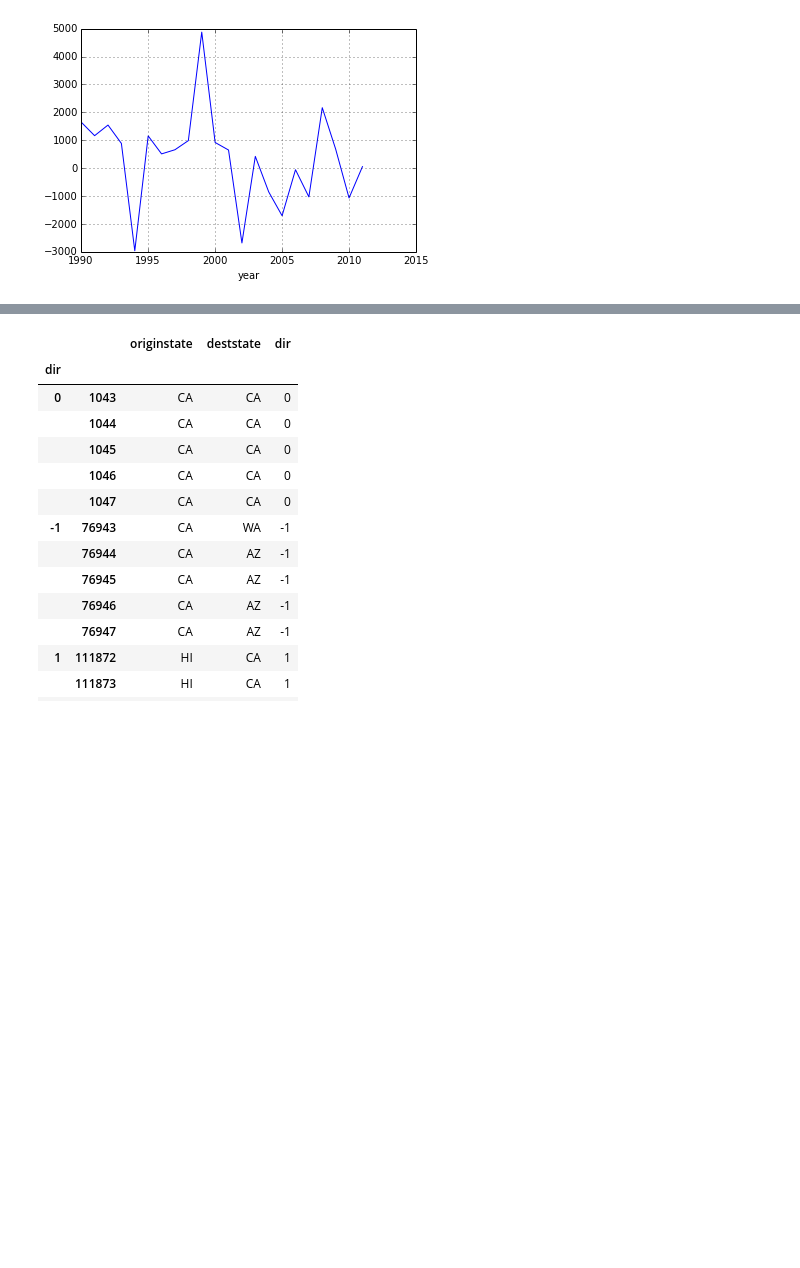
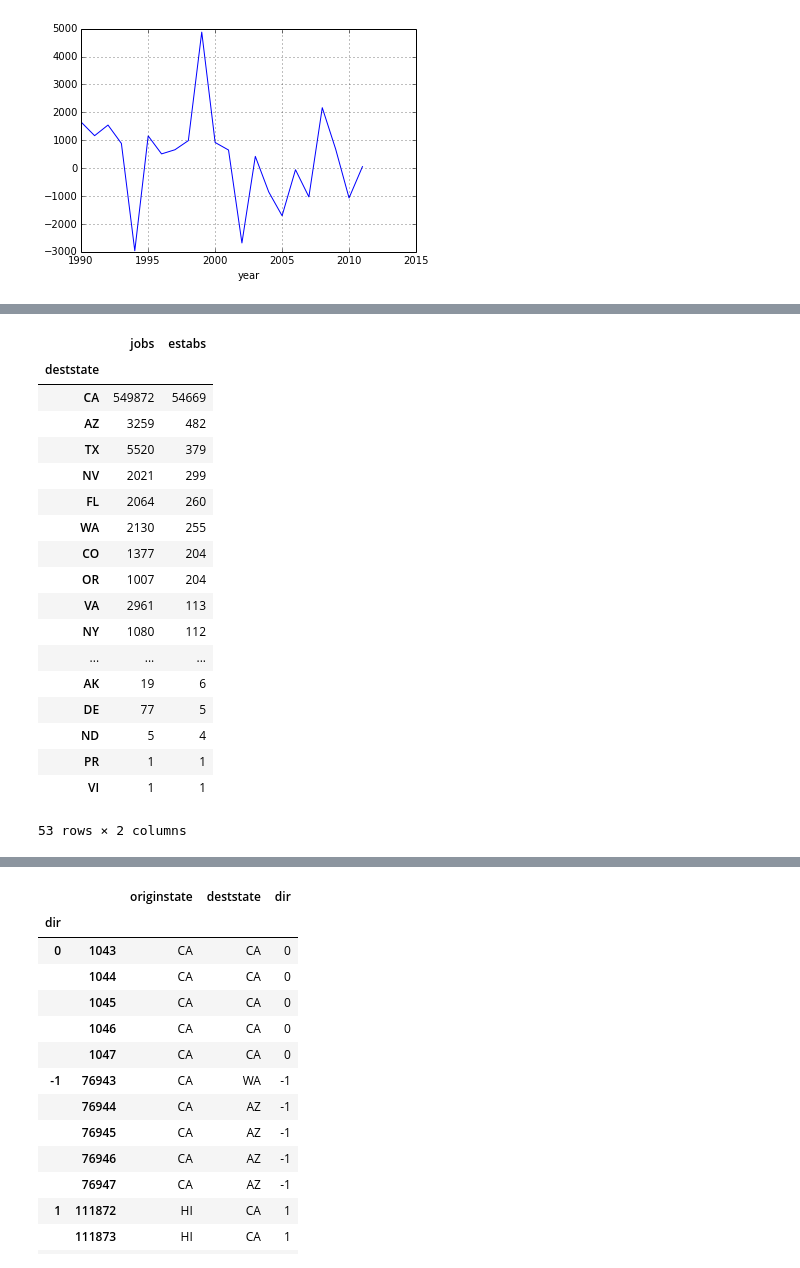
Before and after one commit to SDRDLAnalysts/pdp-data-projects, a Jupyter notebook: voiceofsandiego.org/business-migrations/analysts/ericbusboom.ipynb, the cells around one changed output, grey strips where cells are left out. Cells and saved outputs as stored; diff of their text form; code cells hidden in the pictures; blank space fills up the shorter version.

```diff
--- a/voiceofsandiego.org/business-migrations/analysts/ericbusboom.ipynb
+++ b/voiceofsandiego.org/business-migrations/analysts/ericbusboom.ipynb
@@ -10,4 +46,4 @@ df = pd.read_csv('/Volumes/Storage/AmbryWarehouse/cabusmigrations/camigrations.c
 # %%
+# Add a 'State_direction' column to make it easier to sum up the jobs into and out of the state.
 # dir == 0 means business stayed in state, 1 == moved in, -1 == moved out
-df['dir'] = df.apply(lambda x: (int(x.originstate == 'CA') * -1 ) + (int(x.deststate == 'CA')), axis = 1 )
-df.count()
+df['state_dir'] = df.apply(lambda x: (int(x.originstate == 'CA') * -1 ) + (int(x.deststate == 'CA')), axis = 1 )
@@ -28,4 +49,0 @@ dtype: int64
-# %%
-# Omit all records for businesses that stayed in the same CBSA
-df = df[df.origincbsa != df.destcbsa ]
-df.count()
@@ -75,3 +99,25 @@ hdf[hdf.cbsa == 41740].groupby('year').sum().sig_jobs.plot()
+# %%
+df[df.origincbsa == 41740 ].groupby('deststate')[['jobs','estabs']].sum().sort('estabs', ascending=False)
+# %% [output]
+|  | jobs | estabs |
+| deststate |  |  |
+| CA | 549872 | 54669 |
+| AZ | 3259 | 482 |
+| TX | 5520 | 379 |
+| NV | 2021 | 299 |
+| FL | 2064 | 260 |
+| WA | 2130 | 255 |
+| CO | 1377 | 204 |
+| OR | 1007 | 204 |
+| VA | 2961 | 113 |
+| NY | 1080 | 112 |
+| ... | ... | ... |
+| AK | 19 | 6 |
+| DE | 77 | 5 |
+| ND | 5 | 4 |
+| PR | 1 | 1 |
+| VI | 1 | 1 |
+53 rows × 2 columns
 # %%
 df[(df.origincbsa == 41740) | (df.destcbsa == 41740)].head()
 # %% [output]
```
Also changed, not shown: parts of 10 cells of this notebook.
